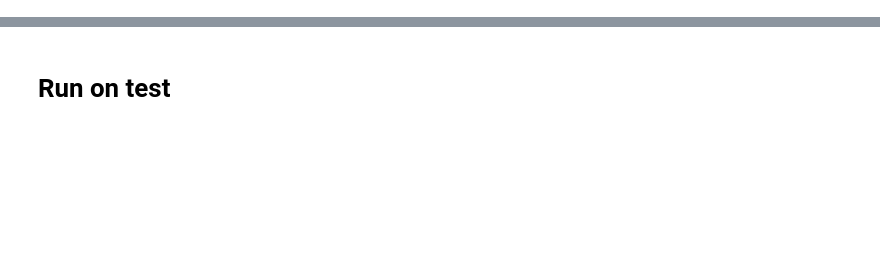
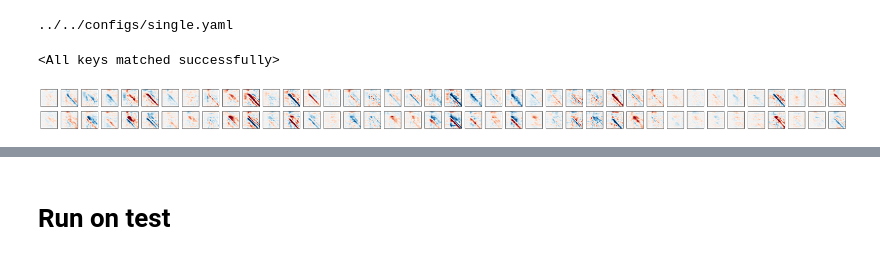
Before and after one commit to NinelK/BAND-torch, a Jupyter notebook: notebooks/post/compare_pairs.ipynb, the cells around one changed output, grey strips where cells are left out. Saved outputs shown, nothing was run; the diff lists cells and outputs as text; code cells hidden in the pictures; blank space fills up the shorter version.

```diff
--- a/notebooks/post/compare_pairs.ipynb
+++ b/notebooks/post/compare_pairs.ipynb
@@ -34,0 +60,53 @@ model_dests = [f"{best_model_dest}/{model_name}" for model_name in model_names]
+# %%
+import torch
+from hydra.utils import instantiate
+from pathlib import Path
+import hydra
+
+from lfads_torch.utils import flatten
+
+overrides={
+        "datamodule": dataset_name,
+        "model": dataset_name
+    }
+config_path="../../configs/single.yaml"
+print(config_path)
+
+# Compose the train config with properly formatted overrides
+config_path = Path(config_path)
+overrides = [f"{k}={v}" for k, v in flatten(overrides).items()]
+with hydra.initialize(
+    config_path=config_path.parent,
+    job_name="get_weights",
+    version_base="1.1",
+):
+    config = hydra.compose(config_name=config_path.name, overrides=overrides)
+
+# Instantiate `LightningDataModule` and `LightningModule`
+datamodule = instantiate(config.datamodule, _convert_="all")
+model = instantiate(config.model)
+
+ckpt_path = f'{model_dests[1]}/lightning_checkpoints/last.ckpt'
+model.load_state_dict(torch.load(ckpt_path)["state_dict"])
+# %% [output]
+../../configs/single.yaml
+<All keys matched successfully>
+# %%
+seq_len = config.model.recon_seq_len
+in_features = config.model.behavior_readout.modules[0].in_features
+out_features = config.model.behavior_readout.modules[0].out_features
+beh_W = model.behavior_readout[0].layers[1].weight.T
+
+assert beh_W.shape == (in_features*seq_len, out_features*seq_len)
+
+beh_W = beh_W.reshape((seq_len, in_features, seq_len, out_features))
+
+r = torch.std(beh_W)*4
+fig, ax = plt.subplots(out_features, in_features, figsize=(in_features, out_features))
+for j in range(in_features):
+    for i in range(out_features):
+        ax[i,j].imshow(beh_W[:,j,:,i].detach().numpy(), cmap='RdBu', vmin=-r, vmax=r)
+        ax[i,j].set_xticks([])
+        ax[i,j].set_yticks([])
+# %% [output]
+[figure, added]
```
Also changed, not shown: parts of 22 cells of this notebook, 14 other files.
